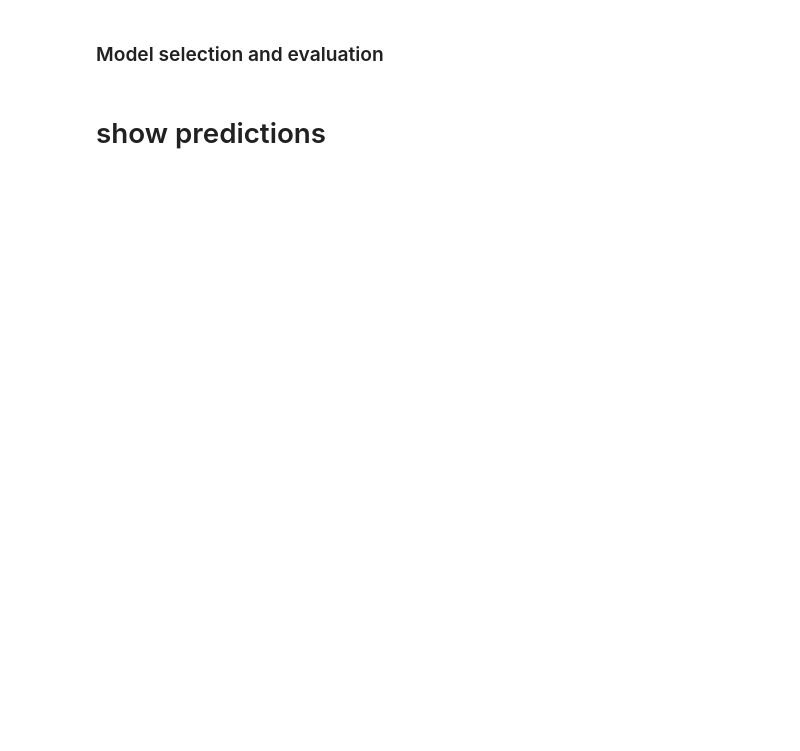
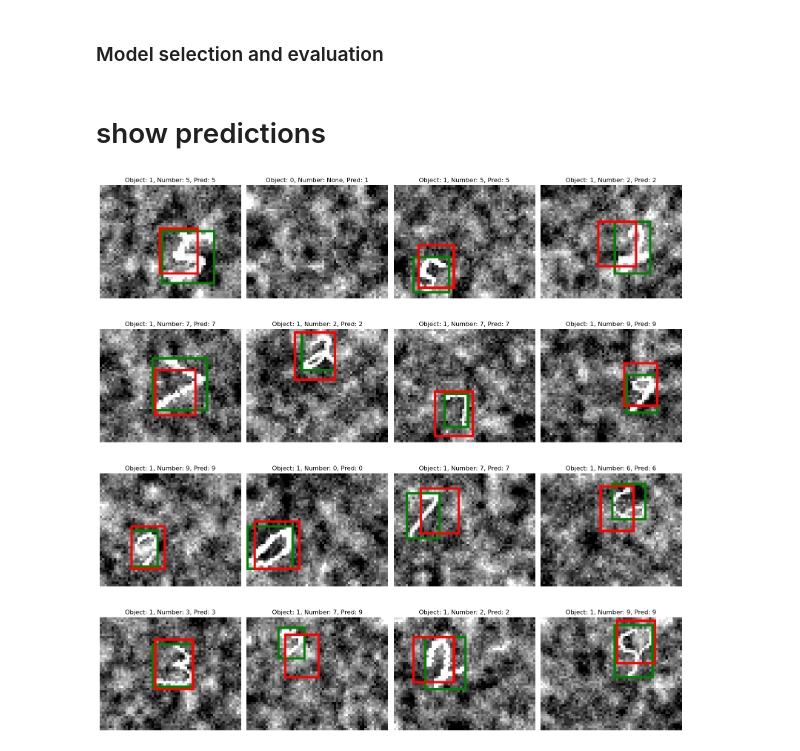
Before and after one commit to JakobBerg-Projects/Object-Detection, a Jupyter notebook: Object_localization_template.ipynb, the cells around one changed output. Cells and saved outputs as stored; diff of their text form; code cells hidden in the pictures; blank space fills up the shorter version.

Commit message:
Outputs and viz

```diff
--- a/Object_localization_template.ipynb
+++ b/Object_localization_template.ipynb
@@ -210,6 +235,8 @@ def predict(net, dataloader):
 
             class_pred = torch.argmax(outputs[:, 5:], dim=1)
             class_true = targets[:, 5].long()
+            pc_pred = torch.sigmoid(outputs[:, 0])
+
 
             total += pc_true.sum().item()
             if pc_true.any():
@@ -309,8 +354,9 @@ print(f"\nBest run: model={best_name} | lr={best_lr} | wd={best_wd} | perf={best
 # %% [markdown]
 ### Model selection and evaluation
 # %%
-def pred_vs_actual(dataset, pred, i, pc_has_sigmoid=False):
-    img = dataset.tensors[0][i]
+def pred_vs_actual(dataset, pred, i, pc_has_sigmoid=False, display_ds=None):
+    img_source = display_ds if display_ds is not None else dataset
+    img = img_source.tensors[0][i]
     y   = dataset.tensors[1][i].float()
     H, W = img.shape[-2], img.shape[-1]
 
@@ -344,38 +390,40 @@ def pred_vs_actual(dataset, pred, i, pc_has_sigmoid=False):
 # %% [markdown]
 # show predictions
 # %%
-def show_samples(model, ds, preprocessor, n=7, device="cpu"):
+def show_samples(model, ds, preprocessor, n=7, device="cpu", display_ds=None, save_path=None):
     model.eval()
 
     images = ds.tensors[0][:n].to(device)
 
     with torch.no_grad():
         try:
             x = preprocessor(images)
         except TypeError:
             x = preprocessor(images, None)
 
         preds = model(x).cpu()
 
     cols = 4
     rows = math.ceil(n / cols)
 
     fig, axes = plt.subplots(rows, cols, figsize=(4*cols, 4*rows))
     axes = axes.flatten()
 
     for i in range(n):
-        img, pc, pred_label, true_label = pred_vs_actual(ds, preds, i)
+        img, pc, pred_label, true_label = pred_vs_actual(ds, preds, i, display_ds=display_ds)
 
         axes[i].imshow(img)
         axes[i].set_title(f"Object: {pc}, Number: {true_label}, Pred: {pred_label}")
         axes[i].axis("off")
 
     for j in range(n, len(axes)):
         axes[j].axis("off")
 
     plt.tight_layout()
-    plt.savefig(f"figures/localization_{ds}_predictions.png", bbox_inches="tight")
+    plt.savefig(save_path, bbox_inches="tight")
     plt.show()
 
-show_samples(best_model, val, lambda x: x.to(device), n=16, device=device)
+show_samples(best_model, norm_val, lambda x: x.to(device), n=16, device=device, display_ds=val, save_path="figures/validation_prediction_localization.png")
+# %% [output]
+[figure, added]
 # %%
```
Also changed, not shown: parts of 6 cells of this notebook, 3 other files.
